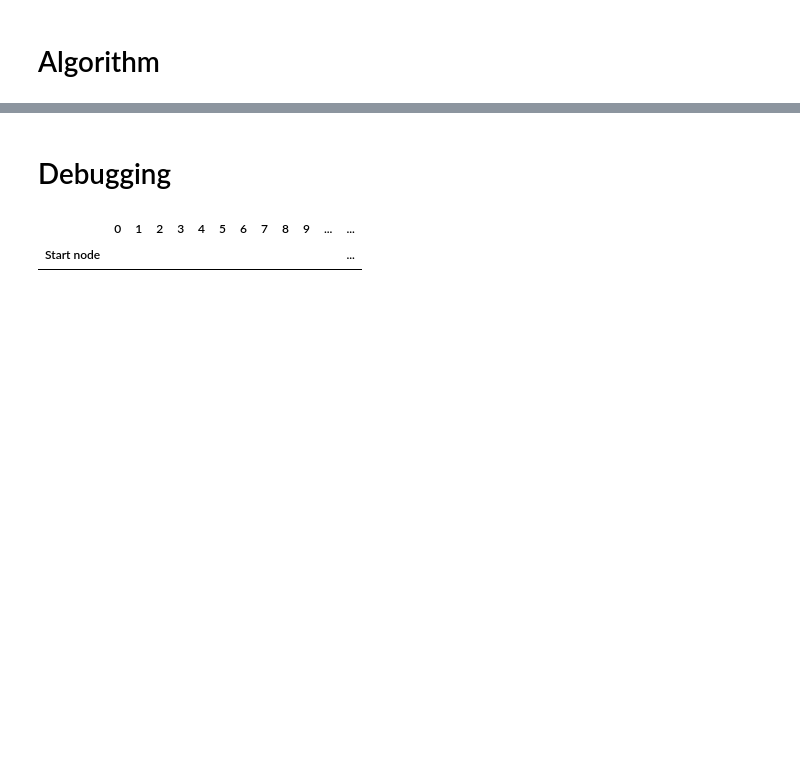
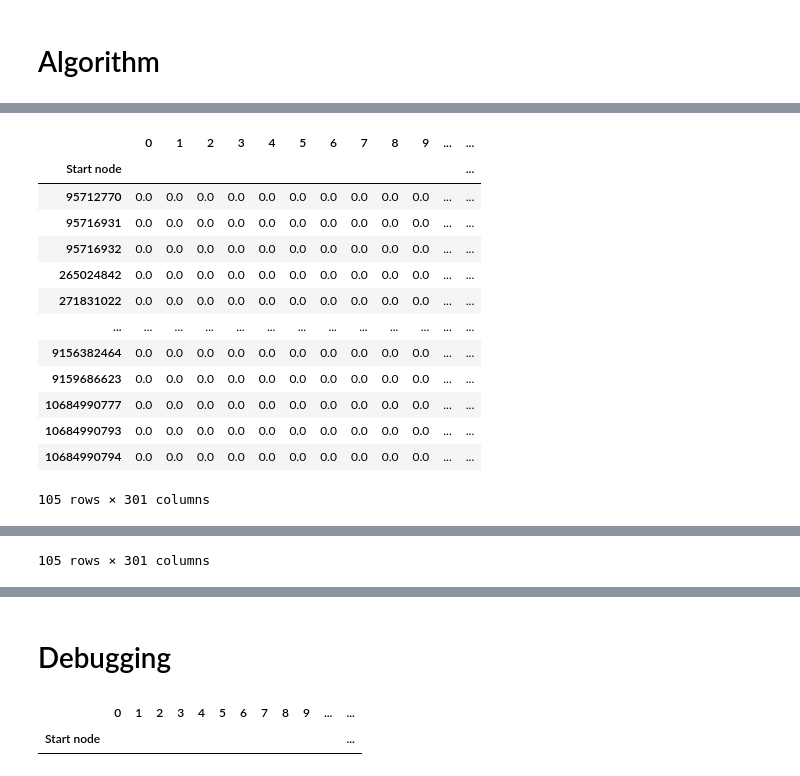
Before and after one commit to darpitydarp/ECI-253, a Jupyter notebook: Final Project/ECI 253 Final Project.ipynb, the cells around one changed output, grey strips where cells are left out. Cells and saved outputs as stored; diff of their text form; code cells hidden in the pictures; blank space fills up the shorter version.

```diff
--- a/Final Project/ECI 253 Final Project.ipynb
+++ b/Final Project/ECI 253 Final Project.ipynb
@@ -562,7 +400,7 @@ TTDistributions[TTDistributions[0] == 1]
 # %% [markdown]
 Check the new pdf sums, there should be no edges with a pdf sum with more than 1.05 or less than 0.95
 # %%
-sums = TTDistributions.sum(axis=1)  # Check that the rows sum to approximately 1
-edges["sums"] = sums
-sums
+bikeSums = bikeDistributions.sum(axis=1)  # Check that the rows sum to approximately 1
+bikeEdges["sums"] = bikeSums
+bikeSums[abs(1 - bikeSums) > 0.001]
 # %% [output]
@@ -587,12 +409,12 @@ Series([], dtype: object)
 # Algorithm
 # %%
 # Test endNode
-endNode = 301036896
-# endNode = 7471168568
+testEndNode = 301036896
+bikeEndNode = 288549656
 # %%
 # Function to solve for probability and policy tables given an endNode, TTDistributions, timeBudget, and interval
 # timeBudget and interval are created with TTDistributions above, do I want to pass them as part of TTDistributions?
-def SOTAsolve(endNode, TTDistributions, timeBudget, interval, nodes):
+def SOTAsolve(endNode, TTDistributions, timeBudget, interval, nodes, edges):
     # Recalculate maxInterval based on timeBudget and interval
     maxInterval = int(timeBudget / interval)
 
@@ -604,8 +426,8 @@ def SOTAsolve(endNode, TTDistributions, timeBudget, interval, nodes):
     )
 
     probabilities.index.names = ['Start node']
-    probabilities.iloc[:,:] = 0
-    probabilities.loc[endNode,] = 1
+    probabilities.iloc[:,:] = 0.0
+    probabilities.loc[endNode,] = 1.0
 
     policy = pd.DataFrame(
         columns= np.arange(0, maxInterval + 1),
@@ -617,7 +439,7 @@ def SOTAsolve(endNode, TTDistributions, timeBudget, interval, nodes):
 
     # Iterate through all time budgets and solve for optimal probabilities and policies
     algorithmStart = time.time() # for timing how long the algorithm takes
-    for tb in tqdm.tqdm(np.arange(1, maxInterval + 1), unit=" iterations (time budgets)"):
+    for tb in tqdm.tqdm(np.arange(0, maxInterval + 1), unit=" iterations (time budgets)"):
 
         # Iterate through the possible start nodes
         for startNode in policy.index:
@@ -626,9 +448,15 @@ def SOTAsolve(endNode, TTDistributions, timeBudget, interval, nodes):
             if startNode == endNode:
                 continue
 
+            # ignore nodes that can't by left from, a.k.a. it has no edges with it as a starting node
+            if startNode not in edges.index.get_level_values("u"):
+                probabilities.loc[startNode, tb] = 0.0
+                policy.loc[startNode, tb] = np.nan
+                continue
+
             # Calculate optimal probability of reaching the end node given the start node, end node, and time budget
             # Find relevant travel time distribution values
-            distributionCalc = TTDistributions.loc[startNode].iloc[:,1:tb+1]
+            distributionCalc = TTDistributions.loc[startNode].iloc[:,0:tb]
             # Reverse travel time distribution values matrix
             distributionCalc = distributionCalc.iloc[:, ::-1]
             # Find relevant probabilities to adjacent nodes
@@ -636,6 +464,7 @@ def SOTAsolve(endNode, TTDistributions, timeBudget, interval, nodes):
             # Create probabilitiesCalc DataFrame with MultiIndex to match distributionCalc
             endNodes = adjacentNodes.get_level_values("v")
             timeRange = range(0, tb)
+
             probabilitiesCalc = probabilities.loc[endNodes, timeRange].copy()
             probabilitiesCalc.index = adjacentNodes
             # Calculate the element-wise product of the two matrices
@@ -643,8 +472,14 @@ def SOTAsolve(endNode, TTDistributions, timeBudget, interval, nodes):
             # Sum the product to find probability of getting to end node based on which adjacent node is traveled to next
             row_sums = pd.Series(np.sum(result, axis=1), index=adjacentNodes)
 
-            # Store the optimal probability, don't allow it to exceed 1
-            probabilities.loc[startNode, tb] = min(row_sums.max(), 1.0)
+            # Find the optimal probability, don't allow it to exceed 1
+            probability = min(row_sums.max(), np.float64(1))
+            # If we're approximately close to 1, just set it to 1 to avoid floating point issues
+            if probability > 0.999:
+                probability = np.float64(1)
+
+            #
+            probabilities.loc[startNode, tb] = probability
 
             # Store the optimal policy
             if np.nanmax(row_sums) == 0:
@@ -695,0 +495,2 @@ display(probabilities, policy)
+# %%
+testProbabilities, testPolicy = SOTAsolve(testEndNode, testDistributions, 300, 1, nodes=testNodes, edges=testEdges)
@@ -695,0 +515,17 @@ display(probabilities, policy)
+# %%
+display(testProbabilities, testPolicy)
+# %% [output]
+|  | 0 | 1 | 2 | 3 | 4 | 5 | 6 | 7 | 8 | 9 | ... | ... |
+| Start node |  |  |  |  |  |  |  |  |  |  |  | ... |
+| 95712770 | 0.0 | 0.0 | 0.0 | 0.0 | 0.0 | 0.0 | 0.0 | 0.0 | 0.0 | 0.0 | ... | ... |
+| 95716931 | 0.0 | 0.0 | 0.0 | 0.0 | 0.0 | 0.0 | 0.0 | 0.0 | 0.0 | 0.0 | ... | ... |
+| 95716932 | 0.0 | 0.0 | 0.0 | 0.0 | 0.0 | 0.0 | 0.0 | 0.0 | 0.0 | 0.0 | ... | ... |
+| 265024842 | 0.0 | 0.0 | 0.0 | 0.0 | 0.0 | 0.0 | 0.0 | 0.0 | 0.0 | 0.0 | ... | ... |
+| 271831022 | 0.0 | 0.0 | 0.0 | 0.0 | 0.0 | 0.0 | 0.0 | 0.0 | 0.0 | 0.0 | ... | ... |
+| ... | ... | ... | ... | ... | ... | ... | ... | ... | ... | ... | ... | ... |
+| 9156382464 | 0.0 | 0.0 | 0.0 | 0.0 | 0.0 | 0.0 | 0.0 | 0.0 | 0.0 | 0.0 | ... | ... |
+| 9159686623 | 0.0 | 0.0 | 0.0 | 0.0 | 0.0 | 0.0 | 0.0 | 0.0 | 0.0 | 0.0 | ... | ... |
+| 10684990777 | 0.0 | 0.0 | 0.0 | 0.0 | 0.0 | 0.0 | 0.0 | 0.0 | 0.0 | 0.0 | ... | ... |
+| 10684990793 | 0.0 | 0.0 | 0.0 | 0.0 | 0.0 | 0.0 | 0.0 | 0.0 | 0.0 | 0.0 | ... | ... |
+| 10684990794 | 0.0 | 0.0 | 0.0 | 0.0 | 0.0 | 0.0 | 0.0 | 0.0 | 0.0 | 0.0 | ... | ... |
+105 rows × 301 columns
@@ -695,0 +545 @@ display(probabilities, policy)
+105 rows × 301 columns
```
Also changed, not shown: parts of 64 cells of this notebook, 6 other files.
